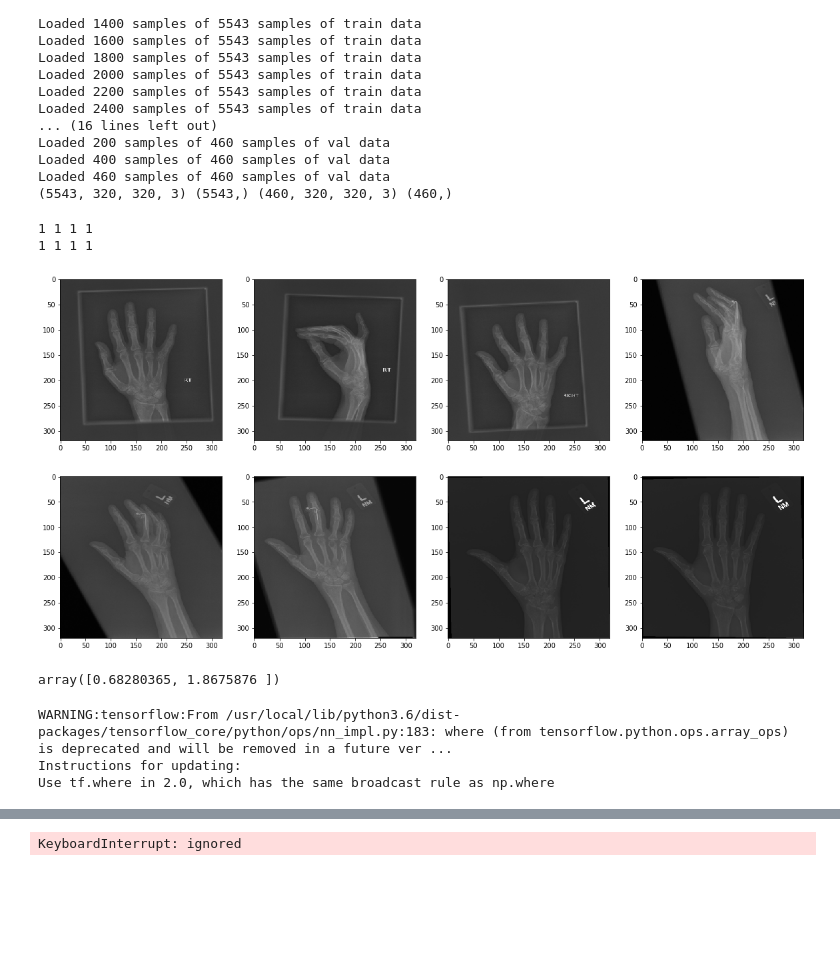
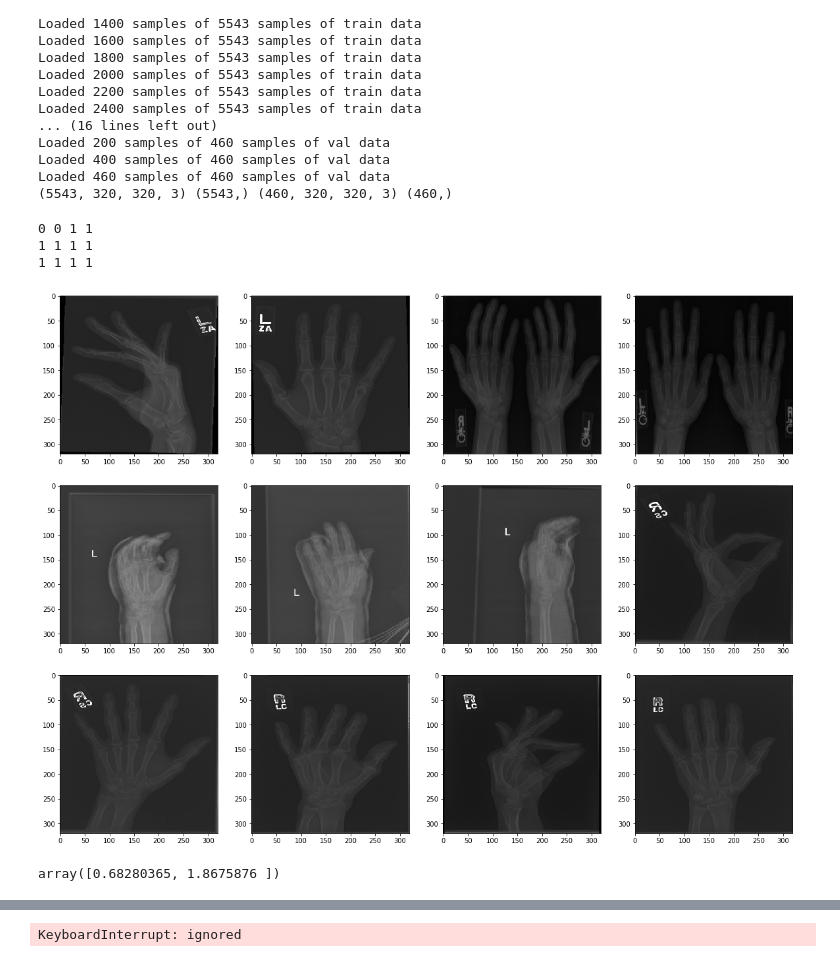
Before and after one commit to vladyorsh/bak, a Jupyter notebook: ra2.ipynb, the cells around one changed output, grey strips where cells are left out. Saved outputs shown, nothing was run; the diff lists cells and outputs as text; code cells hidden in the pictures; blank space fills up the shorter version.

```diff
--- a/ra2.ipynb
+++ b/ra2.ipynb
@@ -559,21 +555,25 @@ Loaded 400 samples of 460 samples of val data
 Loaded 460 samples of 460 samples of val data
 (5543, 320, 320, 3) (5543,) (460, 320, 320, 3) (460,)
 # %%
-fig, ax = plt.subplots(figsize=(20, 10), ncols=4, nrows=2)
+shift = 1525
+n_cols, n_rows = 4, 3
 
-for i in range(2):
+fig, ax = plt.subplots(figsize=(5 * n_cols, 5 * n_rows), ncols=n_cols, nrows=n_rows)
+
+for i in range(n_rows):
   s = ''
-  for k in range(4):
+  for k in range(n_cols):
 
-    ax[i, k].imshow(hand_train[i * 4 + k].astype(np.uint8))
-    s += str(hand_train_labels[i * 4 + k]) + ' '
+    ax[i, k].imshow(hand_train[shift + i * n_cols + k].astype(np.uint8))
+    s += str(hand_train_labels[shift + i * n_cols + k]) + ' '
   print(s)
 
 plt.show()
 # %% [output]
+0 0 1 1
 1 1 1 1
 1 1 1 1
-[figure, old version]
+[figure, new version]
 # %%
 #Define functions for standardization
 
@@ -767,9 +817,3 @@ plot_losses = PlotLosses()
 #tbc=TensorBoardColab()
 # %%
 callbacks = [reduce_lr, plot_losses]#, TensorBoardColabCallback(tbc)]
-# %%
-hand_model_of = get_compiled_model_instance(lr=0.01)
-# %% [output]
-WARNING:tensorflow:From /usr/local/lib/python3.6/dist-packages/tensorflow_core/python/ops/nn_impl.py:183: where (from tensorflow.python.ops.array_ops) is deprecated and will be removed in a future ver ...
-Instructions for updating:
-Use tf.where in 2.0, which has the same broadcast rule as np.where
```
Also changed, not shown: parts of 7 cells of this notebook.
